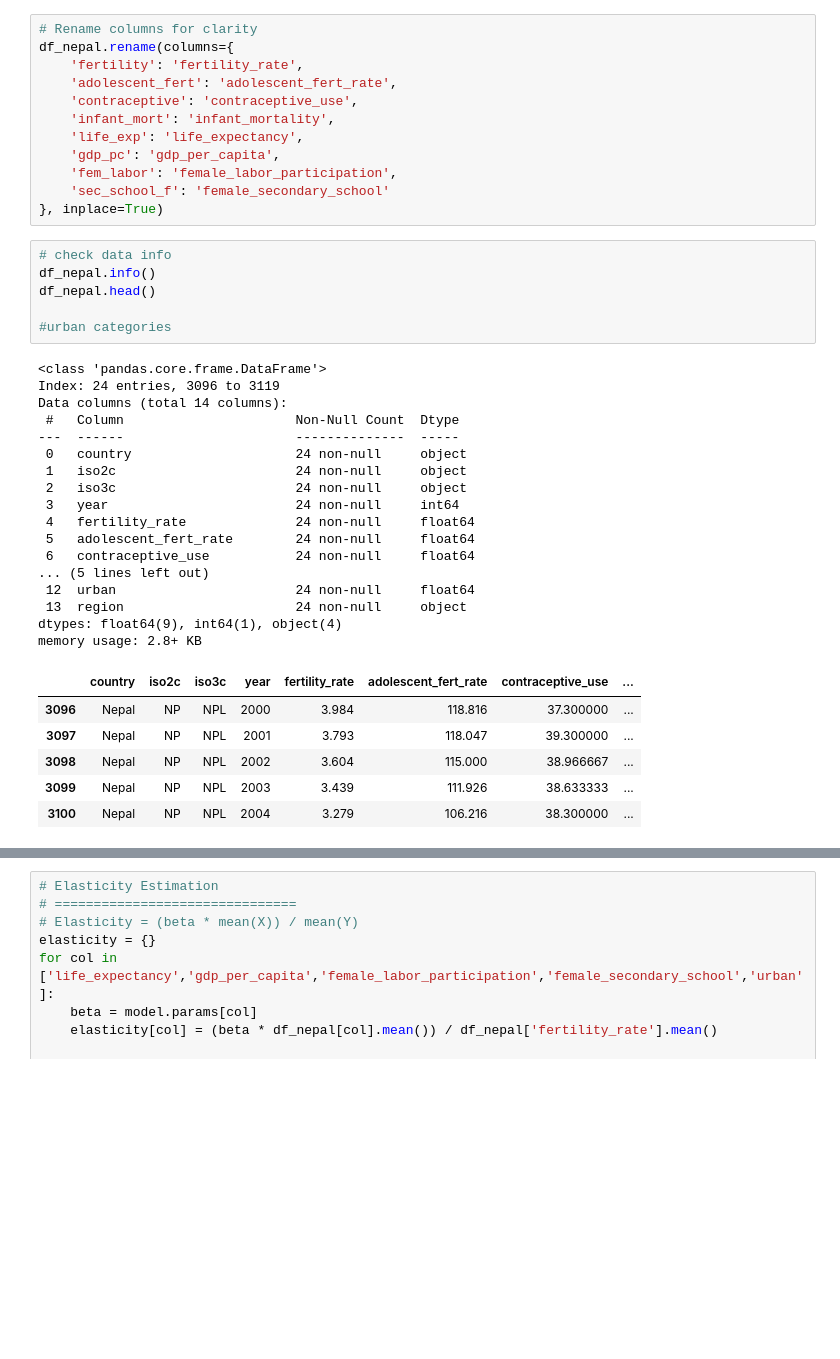
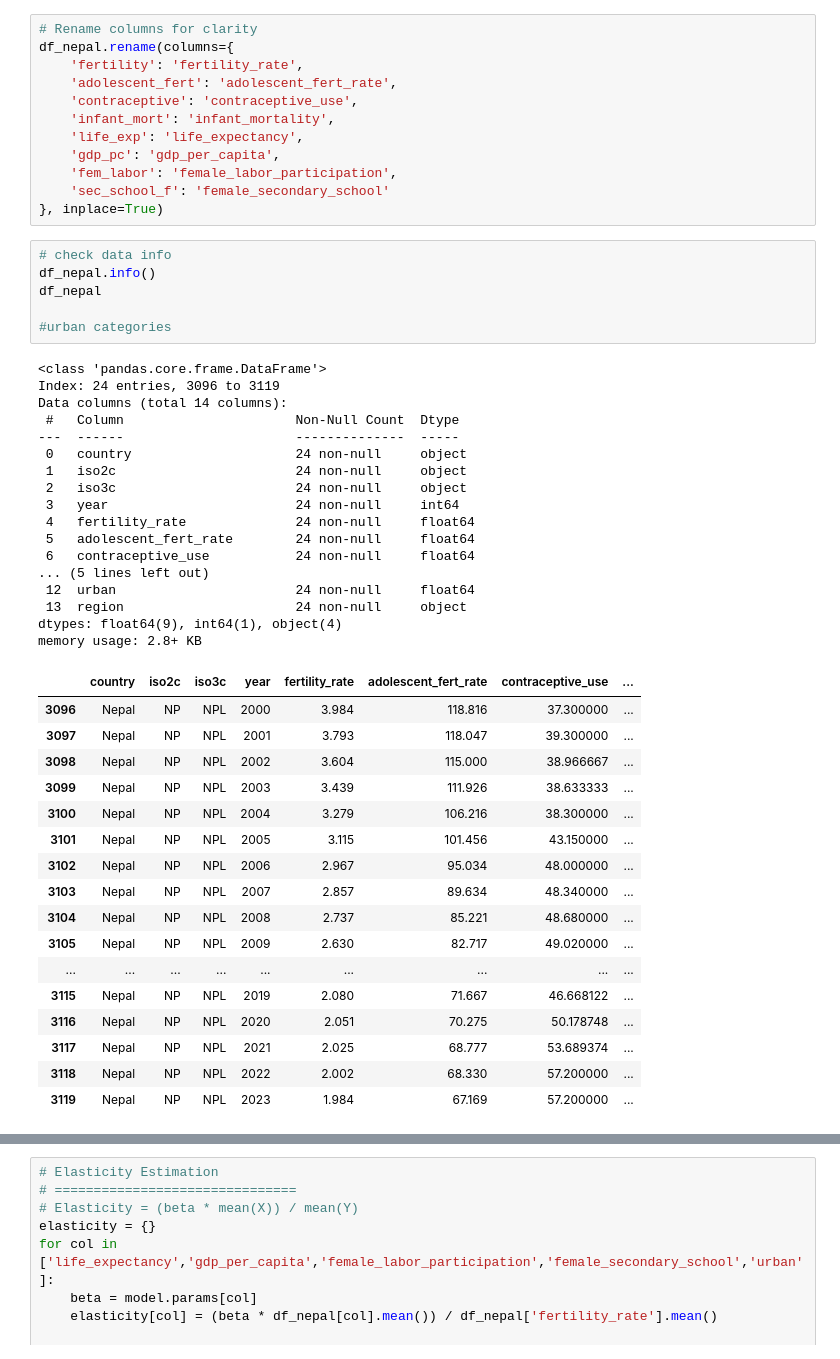
Before and after one commit to maneesha2/quant-playground, a Jupyter notebook: projects/project_01_regression/analysis.ipynb, the cells around one changed output, grey strips where cells are left out. Drawn from its saved outputs; the diff is of its cells as text; blank space fills up the shorter version.

```diff
--- a/projects/project_01_regression/analysis.ipynb
+++ b/projects/project_01_regression/analysis.ipynb
@@ -81,33 +81,44 @@ df_nepal.rename(columns={
 # %%
 # check data info
 df_nepal.info()
-df_nepal.head()
+df_nepal
 
 #urban categories
 # %% [output]
 <class 'pandas.core.frame.DataFrame'>
 Index: 24 entries, 3096 to 3119
 Data columns (total 14 columns):
  #   Column                      Non-Null Count  Dtype
 ---  ------                      --------------  -----
  0   country                     24 non-null     object
  1   iso2c                       24 non-null     object
  2   iso3c                       24 non-null     object
  3   year                        24 non-null     int64
  4   fertility_rate              24 non-null     float64
  5   adolescent_fert_rate        24 non-null     float64
  6   contraceptive_use           24 non-null     float64
 ... (5 lines left out)
  12  urban                       24 non-null     float64
  13  region                      24 non-null     object
 dtypes: float64(9), int64(1), object(4)
 memory usage: 2.8+ KB
 |  | country | iso2c | iso3c | year | fertility_rate | adolescent_fert_rate | contraceptive_use | ... |
 | 3096 | Nepal | NP | NPL | 2000 | 3.984 | 118.816 | 37.300000 | ... |
 | 3097 | Nepal | NP | NPL | 2001 | 3.793 | 118.047 | 39.300000 | ... |
 | 3098 | Nepal | NP | NPL | 2002 | 3.604 | 115.000 | 38.966667 | ... |
 | 3099 | Nepal | NP | NPL | 2003 | 3.439 | 111.926 | 38.633333 | ... |
 | 3100 | Nepal | NP | NPL | 2004 | 3.279 | 106.216 | 38.300000 | ... |
+| 3101 | Nepal | NP | NPL | 2005 | 3.115 | 101.456 | 43.150000 | ... |
+| 3102 | Nepal | NP | NPL | 2006 | 2.967 | 95.034 | 48.000000 | ... |
+| 3103 | Nepal | NP | NPL | 2007 | 2.857 | 89.634 | 48.340000 | ... |
+| 3104 | Nepal | NP | NPL | 2008 | 2.737 | 85.221 | 48.680000 | ... |
+| 3105 | Nepal | NP | NPL | 2009 | 2.630 | 82.717 | 49.020000 | ... |
+| ... | ... | ... | ... | ... | ... | ... | ... | ... |
+| 3115 | Nepal | NP | NPL | 2019 | 2.080 | 71.667 | 46.668122 | ... |
+| 3116 | Nepal | NP | NPL | 2020 | 2.051 | 70.275 | 50.178748 | ... |
+| 3117 | Nepal | NP | NPL | 2021 | 2.025 | 68.777 | 53.689374 | ... |
+| 3118 | Nepal | NP | NPL | 2022 | 2.002 | 68.330 | 57.200000 | ... |
+| 3119 | Nepal | NP | NPL | 2023 | 1.984 | 67.169 | 57.200000 | ... |
 # %%
 numeric_cols = ['fertility_rate','adolescent_fert_rate','contraceptive_use','infant_mortality',
                 'life_expectancy','gdp_per_capita','female_labor_participation','female_secondary_school','urban']
```
Also changed, not shown: parts of 5 cells of this notebook.
